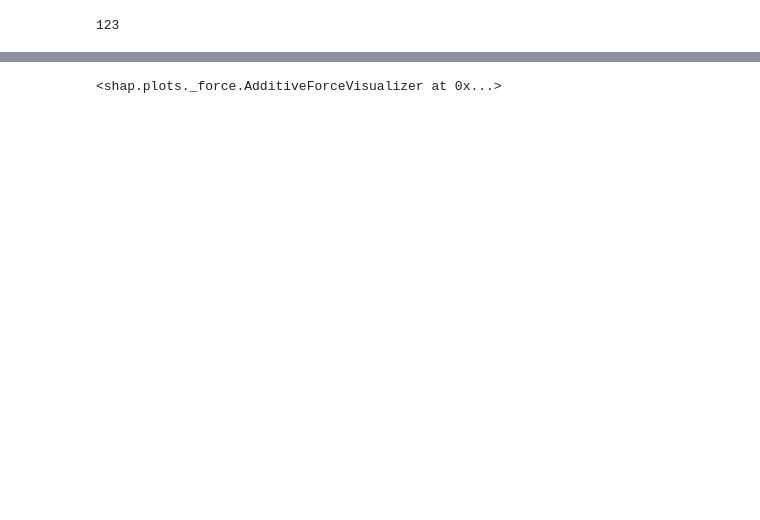
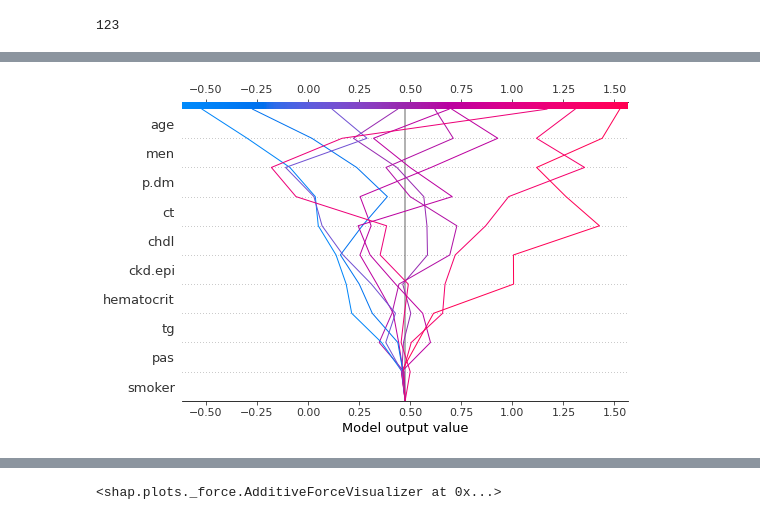
Before and after one commit to erictora/XHAP, a Jupyter notebook: models/Cox-XGB.ipynb, the cells around one changed output, grey strips where cells are left out. Saved outputs shown, nothing was run; the diff lists cells and outputs as text; code cells hidden in the pictures; blank space fills up the shorter version.

```diff
--- a/models/Cox-XGB.ipynb
+++ b/models/Cox-XGB.ipynb
@@ -202,3 +215,7 @@ plt.colorbar()
+# %%
+shap.decision_plot(expected_value, shap_array[500:510],feature_names=list(X.columns))
+# %% [output]
+[figure, added]
 # %%
 shap.dependence_plot("p.dm", shap_values, X)
 # %% [output]
```
Also changed, not shown: parts of 12 cells of this notebook.
